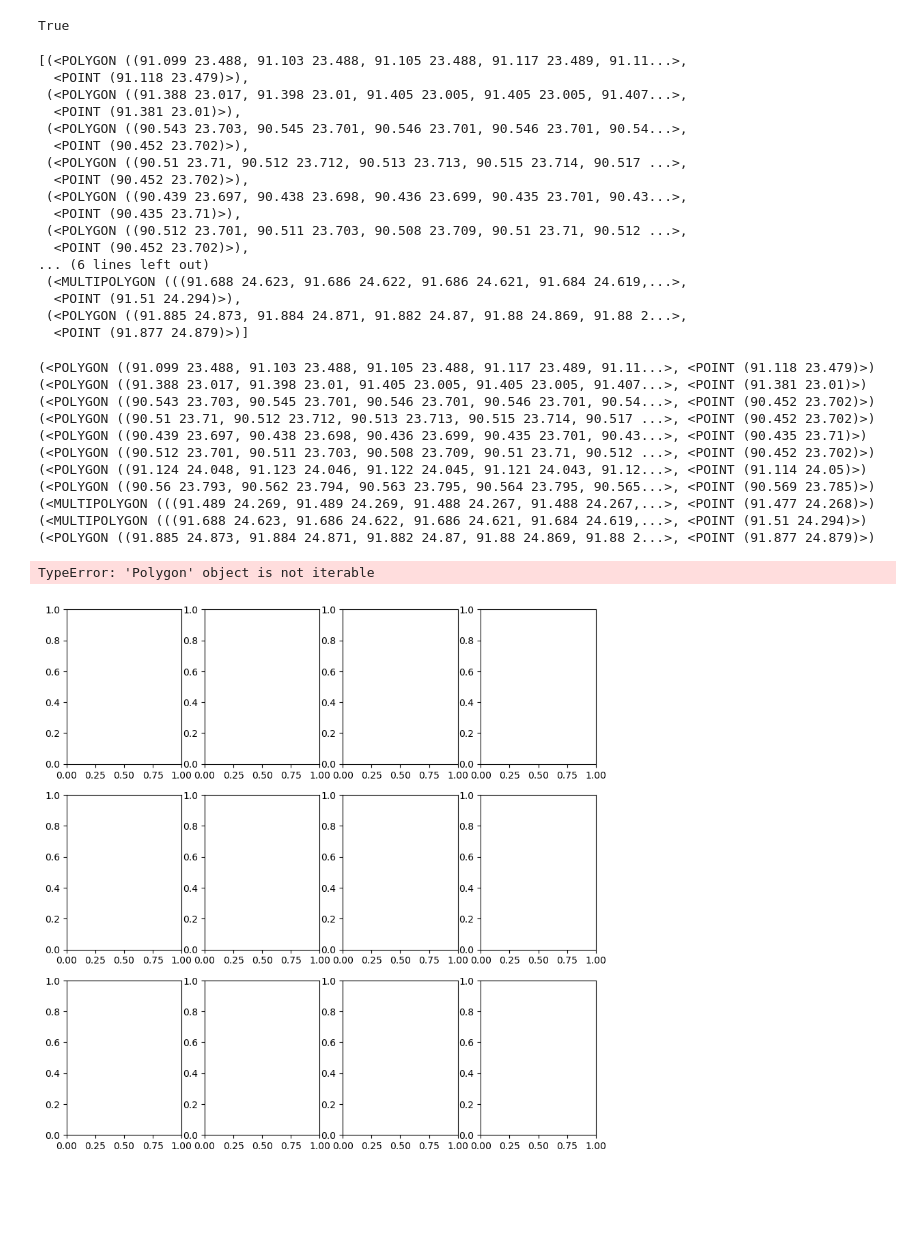
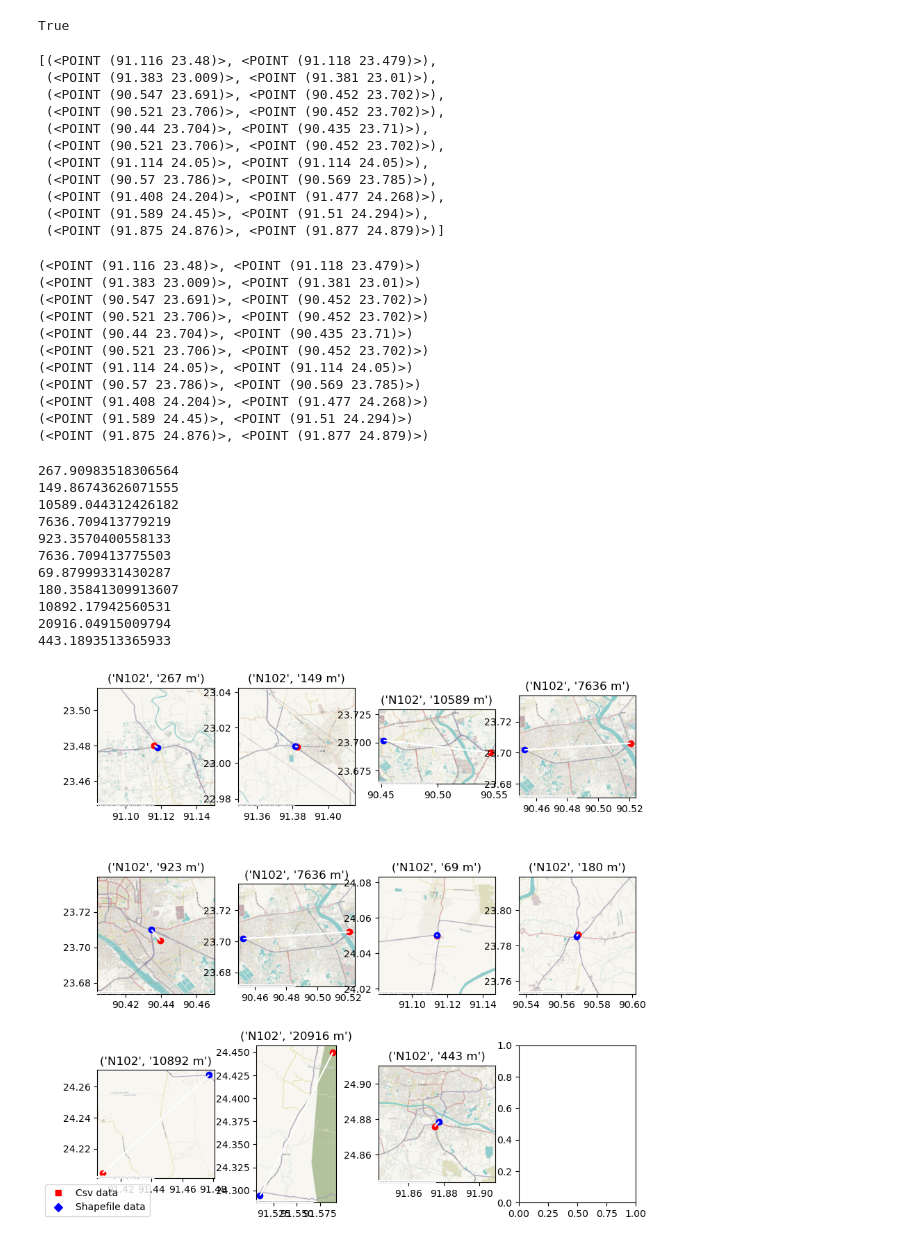
Before and after one commit to mlmoleman/EPA133a-G07-A3, a Jupyter notebook: model/Bonus_assignment.ipynb, the cells around one changed output. Cells and saved outputs as stored; diff of their text form; code cells hidden in the pictures; blank space fills up the shorter version.

```diff
--- a/model/Bonus_assignment.ipynb
+++ b/model/Bonus_assignment.ipynb
@@ -199,43 +214,37 @@ for section in df_sections["geometry"]:
             dist = distance(section, shape_file_intersect)
             if dist < min_dist:
                 min_dist = dist
-                closest_point_pair = (section,shape_file_intersect)
+                closest_point_pair = (section.centroid,shape_file_intersect.centroid)
     final_pair.append(closest_point_pair)
 # %%
 final_pair
 # %% [output]
-[(<POLYGON ((91.099 23.488, 91.103 23.488, 91.105 23.488, 91.117 23.489, 91.11...>,
-  <POINT (91.118 23.479)>),
- (<POLYGON ((91.388 23.017, 91.398 23.01, 91.405 23.005, 91.405 23.005, 91.407...>,
-  <POINT (91.381 23.01)>),
- (<POLYGON ((90.543 23.703, 90.545 23.701, 90.546 23.701, 90.546 23.701, 90.54...>,
-  <POINT (90.452 23.702)>),
- (<POLYGON ((90.51 23.71, 90.512 23.712, 90.513 23.713, 90.515 23.714, 90.517 ...>,
-  <POINT (90.452 23.702)>),
- (<POLYGON ((90.439 23.697, 90.438 23.698, 90.436 23.699, 90.435 23.701, 90.43...>,
-  <POINT (90.435 23.71)>),
- (<POLYGON ((90.512 23.701, 90.511 23.703, 90.508 23.709, 90.51 23.71, 90.512 ...>,
-  <POINT (90.452 23.702)>),
-... (6 lines left out)
- (<MULTIPOLYGON (((91.688 24.623, 91.686 24.622, 91.686 24.621, 91.684 24.619,...>,
-  <POINT (91.51 24.294)>),
- (<POLYGON ((91.885 24.873, 91.884 24.871, 91.882 24.87, 91.88 24.869, 91.88 2...>,
-  <POINT (91.877 24.879)>)]
+[(<POINT (91.116 23.48)>, <POINT (91.118 23.479)>),
+ (<POINT (91.383 23.009)>, <POINT (91.381 23.01)>),
+ (<POINT (90.547 23.691)>, <POINT (90.452 23.702)>),
+ (<POINT (90.521 23.706)>, <POINT (90.452 23.702)>),
+ (<POINT (90.44 23.704)>, <POINT (90.435 23.71)>),
+ (<POINT (90.521 23.706)>, <POINT (90.452 23.702)>),
+ (<POINT (91.114 24.05)>, <POINT (91.114 24.05)>),
+ (<POINT (90.57 23.786)>, <POINT (90.569 23.785)>),
+ (<POINT (91.408 24.204)>, <POINT (91.477 24.268)>),
+ (<POINT (91.589 24.45)>, <POINT (91.51 24.294)>),
+ (<POINT (91.875 24.876)>, <POINT (91.877 24.879)>)]
 # %%
 for pair in final_pair:
     print(pair)
 # %% [output]
-(<POLYGON ((91.099 23.488, 91.103 23.488, 91.105 23.488, 91.117 23.489, 91.11...>, <POINT (91.118 23.479)>)
-(<POLYGON ((91.388 23.017, 91.398 23.01, 91.405 23.005, 91.405 23.005, 91.407...>, <POINT (91.381 23.01)>)
-(<POLYGON ((90.543 23.703, 90.545 23.701, 90.546 23.701, 90.546 23.701, 90.54...>, <POINT (90.452 23.702)>)
-(<POLYGON ((90.51 23.71, 90.512 23.712, 90.513 23.713, 90.515 23.714, 90.517 ...>, <POINT (90.452 23.702)>)
-(<POLYGON ((90.439 23.697, 90.438 23.698, 90.436 23.699, 90.435 23.701, 90.43...>, <POINT (90.435 23.71)>)
-(<POLYGON ((90.512 23.701, 90.511 23.703, 90.508 23.709, 90.51 23.71, 90.512 ...>, <POINT (90.452 23.702)>)
-(<POLYGON ((91.124 24.048, 91.123 24.046, 91.122 24.045, 91.121 24.043, 91.12...>, <POINT (91.114 24.05)>)
-(<POLYGON ((90.56 23.793, 90.562 23.794, 90.563 23.795, 90.564 23.795, 90.565...>, <POINT (90.569 23.785)>)
-(<MULTIPOLYGON (((91.489 24.269, 91.489 24.269, 91.488 24.267, 91.488 24.267,...>, <POINT (91.477 24.268)>)
-(<MULTIPOLYGON (((91.688 24.623, 91.686 24.622, 91.686 24.621, 91.684 24.619,...>, <POINT (91.51 24.294)>)
-(<POLYGON ((91.885 24.873, 91.884 24.871, 91.882 24.87, 91.88 24.869, 91.88 2...>, <POINT (91.877 24.879)>)
+(<POINT (91.116 23.48)>, <POINT (91.118 23.479)>)
+(<POINT (91.383 23.009)>, <POINT (91.381 23.01)>)
+(<POINT (90.547 23.691)>, <POINT (90.452 23.702)>)
+(<POINT (90.521 23.706)>, <POINT (90.452 23.702)>)
+(<POINT (90.44 23.704)>, <POINT (90.435 23.71)>)
+(<POINT (90.521 23.706)>, <POINT (90.452 23.702)>)
+(<POINT (91.114 24.05)>, <POINT (91.114 24.05)>)
+(<POINT (90.57 23.786)>, <POINT (90.569 23.785)>)
+(<POINT (91.408 24.204)>, <POINT (91.477 24.268)>)
+(<POINT (91.589 24.45)>, <POINT (91.51 24.294)>)
+(<POINT (91.875 24.876)>, <POINT (91.877 24.879)>)
 # %%
 import matplotlib.lines as mlines
 
@@ -245,30 +254,40 @@ import matplotlib.lines as mlines
 
 transformer = Transformer.from_crs('EPSG:4326', 'EPSG:3857', always_xy=True)
 # %%
-fig,ax=plt.subplots(3,4,figsize=(10,10))
+fig,ax=plt.subplots(64,figsize=(10,10))
 ax =ax.flatten()
 ax_count =0
 dict_length = {}
 orginal = mlines.Line2D([], [], color='red', marker='s', ls='', label='Csv data')
 shapefile = mlines.Line2D([], [], color='blue', marker='D', ls='', label='Shapefile data')
 
 for index, pair in enumerate(final_pair):
     line = LineString([pair[0],pair[1]])
     line_length= sp_ops.transform(transformer.transform ,line).length
     print(line_length)
     gpd.GeoSeries(pair[0],crs="EPSG:4326").plot(ax=ax[index],color="red")
     gpd.GeoSeries(pair[1],crs="EPSG:4326").plot(ax=ax[index],color="blue")
     gpd.GeoSeries(line,crs   ="EPSG:4326").plot(ax=ax[index],color="white")
     gpd.GeoSeries(buffer(line.centroid,0.03),crs   ="EPSG:4326").plot(ax=ax[index],color="pink",alpha=0)
     cx.add_basemap(ax=ax[index],crs="EPSG:4326",attribution_size=0)
     if index == 8:
         ax[index].legend(handles=[orginal, shapefile],loc="lower center",bbox_to_anchor=(0.0, -0.4, 0.0, 0.0))
     ax[index].title.set_text((df_sections["Unnamed: 0"][0],f"{int(line_length)} m"))
     ax_count =ax_count+1
     dict_length[df_sections["Unnamed: 0"][index]]=line_length/1000
 plt.show()
 # %% [output]
-TypeError: 'Polygon' object is not iterable
+267.90983518306564
+149.86743626071555
+10589.044312426182
+7636.709413779219
+923.3570400558133
+7636.709413775503
+69.87999331430287
+180.35841309913607
+10892.17942560531
+20916.04915009794
+443.1893513365933
-[figure, old version]
+[figure, new version]
 # %%
 dict_length
```
Also changed, not shown: parts of 4 cells of this notebook, 1 other file.
